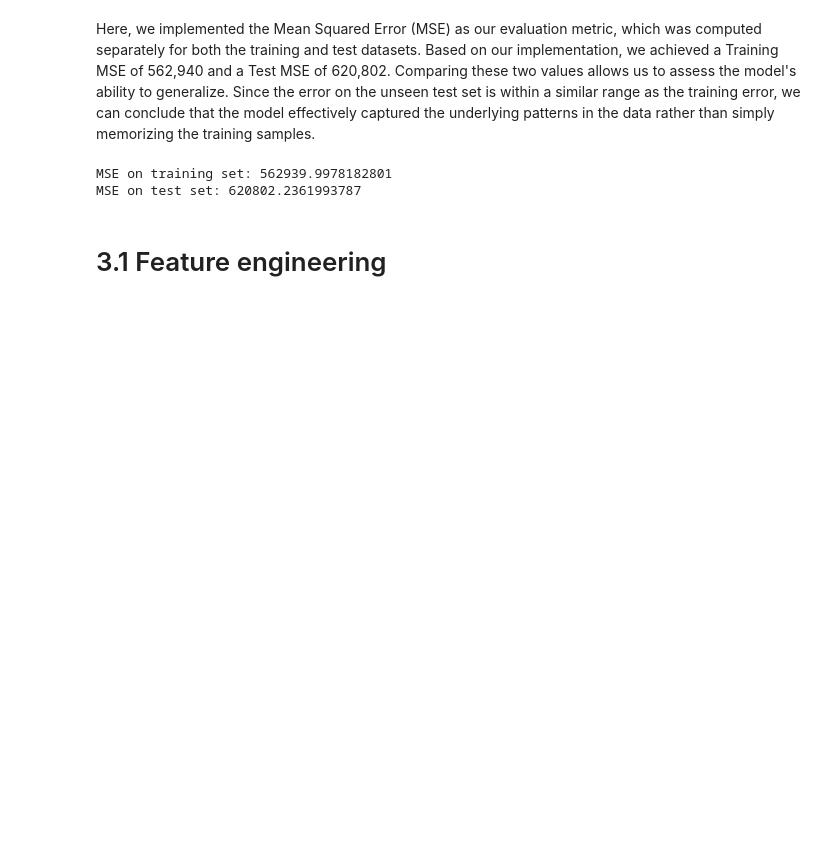
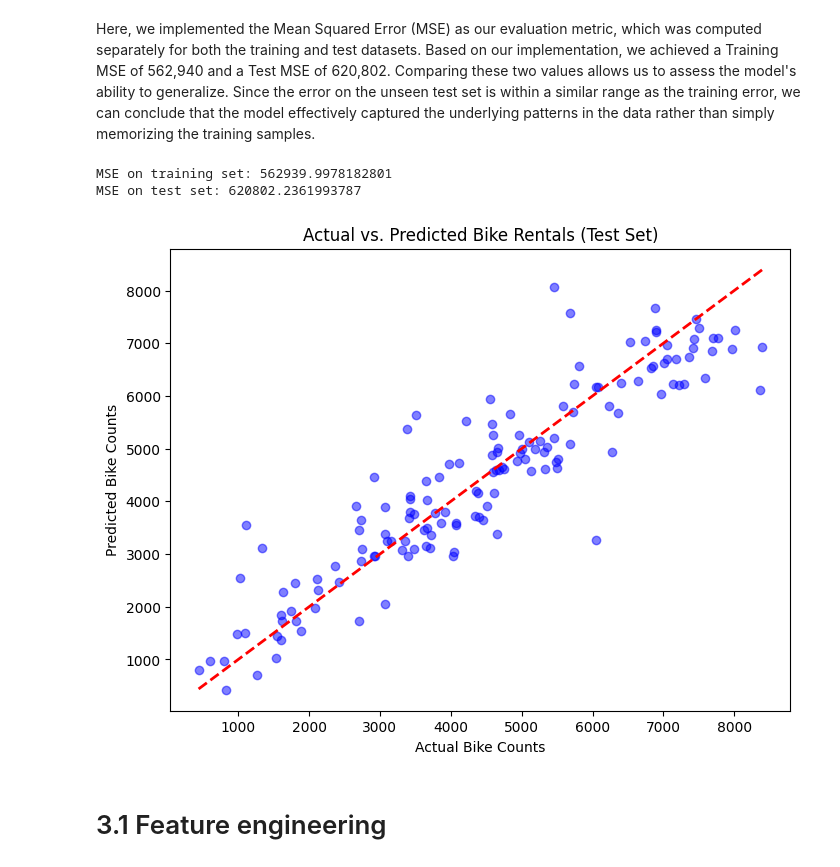
Before and after one commit to jacktheplant/assignment-1, a Jupyter notebook: assignment1.ipynb, the cells around one changed output. Cells and saved outputs as stored; diff of their text form; code cells hidden in the pictures; blank space fills up the shorter version.

Commit message:
Added plots of results section of report

```diff
--- a/assignment1.ipynb
+++ b/assignment1.ipynb
@@ -360,6 +360,17 @@ print(f"MSE on test set: {test_mse}")
 # %% [output]
 MSE on training set: 562939.9978182801
 MSE on test set: 620802.2361993787
+# %%
+#Show plot showing actual vs predicted bike counts
+plt.figure(figsize=(8, 6))
+plt.scatter(y_test, y_hat_test, alpha=0.5, color='blue')
+plt.plot([y_test.min(), y_test.max()], [y_test.min(), y_test.max()], 'r--', lw=2) # 45-degree line
+plt.xlabel('Actual Bike Counts')
+plt.ylabel('Predicted Bike Counts')
+plt.title('Actual vs. Predicted Bike Rentals (Test Set)')
+plt.show()
+# %% [output]
+[figure, added]
 # %% [markdown]
 # 3.1 Feature engineering
 # %%
```
Also changed, not shown: parts of 5 cells of this notebook.
